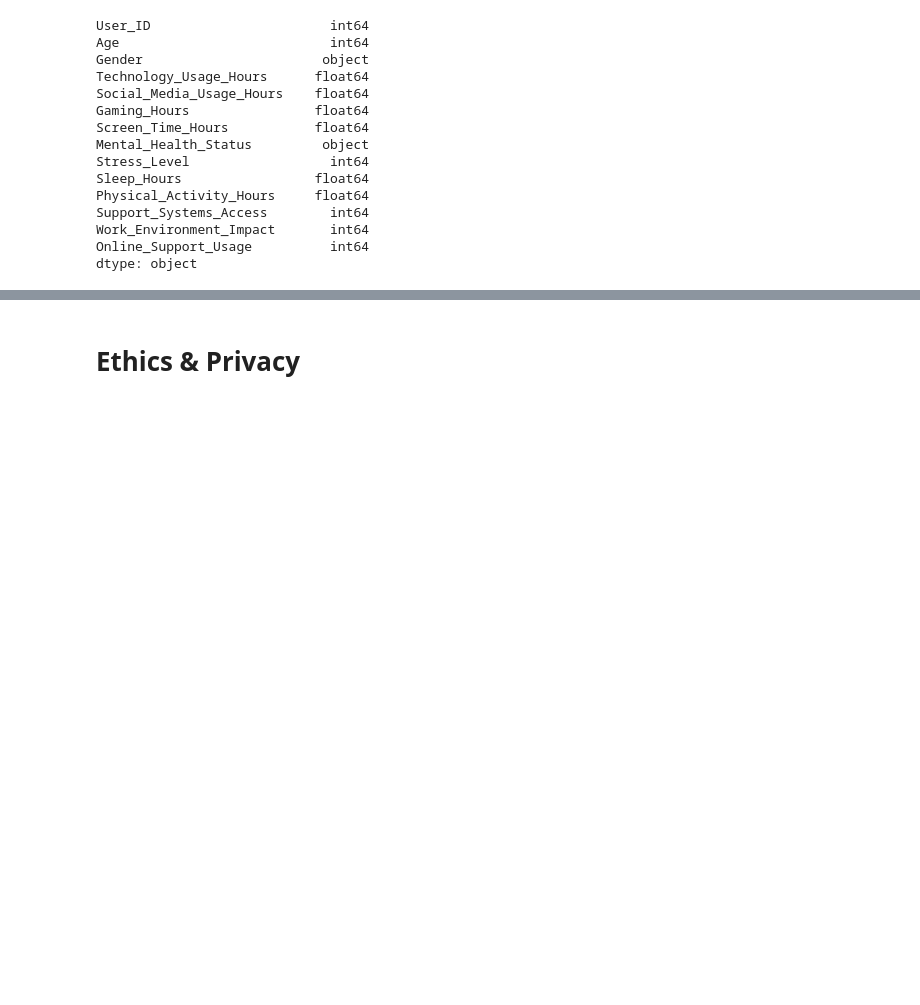
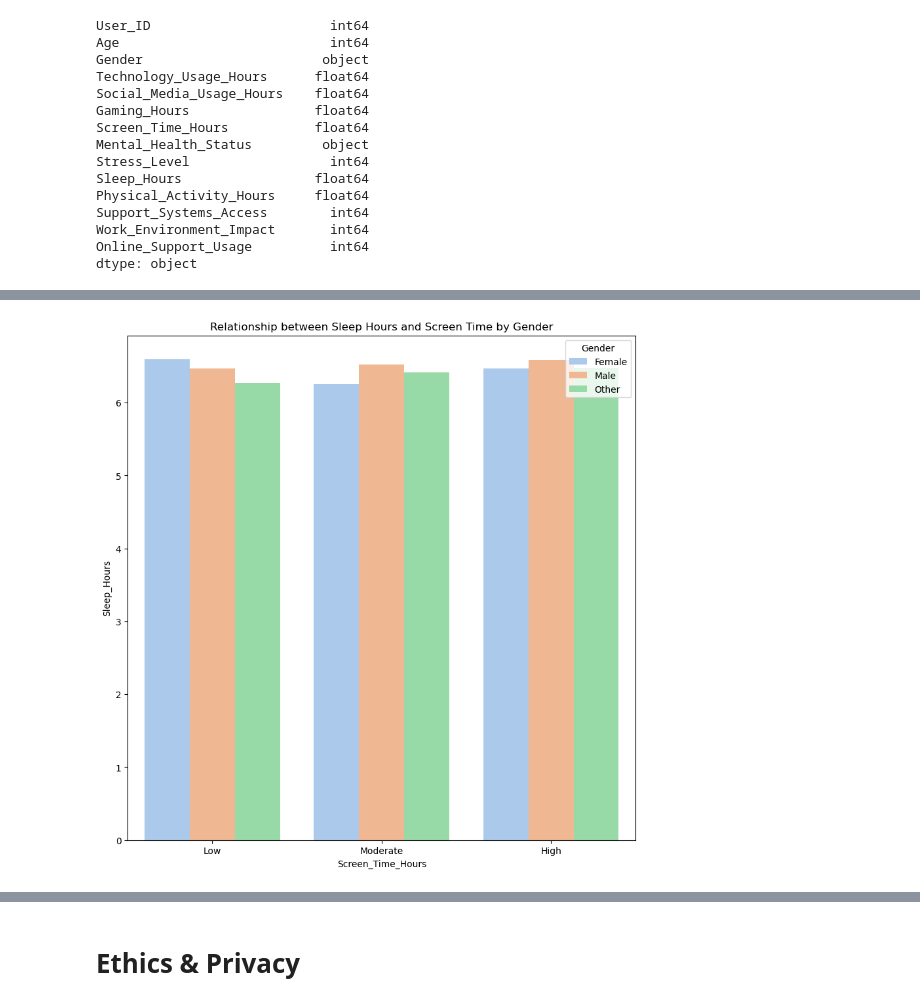
Before and after one commit to keshuvv/Data-Driven-Analysis-of-College-Students-Sleep-Pattern, a Jupyter notebook: EDACheckpt.ipynb, the cells around one changed output, grey strips where cells are left out. Drawn from its saved outputs; the diff is of its cells as text; code cells hidden in the pictures; blank space fills up the shorter version.

```diff
--- a/EDACheckpt.ipynb
+++ b/EDACheckpt.ipynb
@@ -495,0 +506,20 @@ import matplotlib.pyplot as plt
+# %%
+# grouping screentime hours into low, medium, and high
+def group_hours(hours):
+    if hours <= 2:
+        return 'Low'
+    elif 2 < hours <= 3:
+         return 'Moderate'
+    else:
+        return 'High'
+mental_health_data['Screen_Time_Hours'] = mental_health_data['Screen_Time_Hours'].apply(group_hours)
+# %%
+# plotting relationship between screen time and sleep hours
+plt.figure(figsize=(10,10))
+sns.barplot(data=mental_health_data, x='Screen_Time_Hours',
+            y='Sleep_Hours', hue='Gender', errorbar=None,
+            palette='pastel', order=['Low', 'Moderate', 'High'])
+plt.title('Relationship between Sleep Hours and Screen Time by Gender')
+plt.show()
+# %% [output]
+[figure, added]
```
Also changed, not shown: parts of 5 cells of this notebook.
